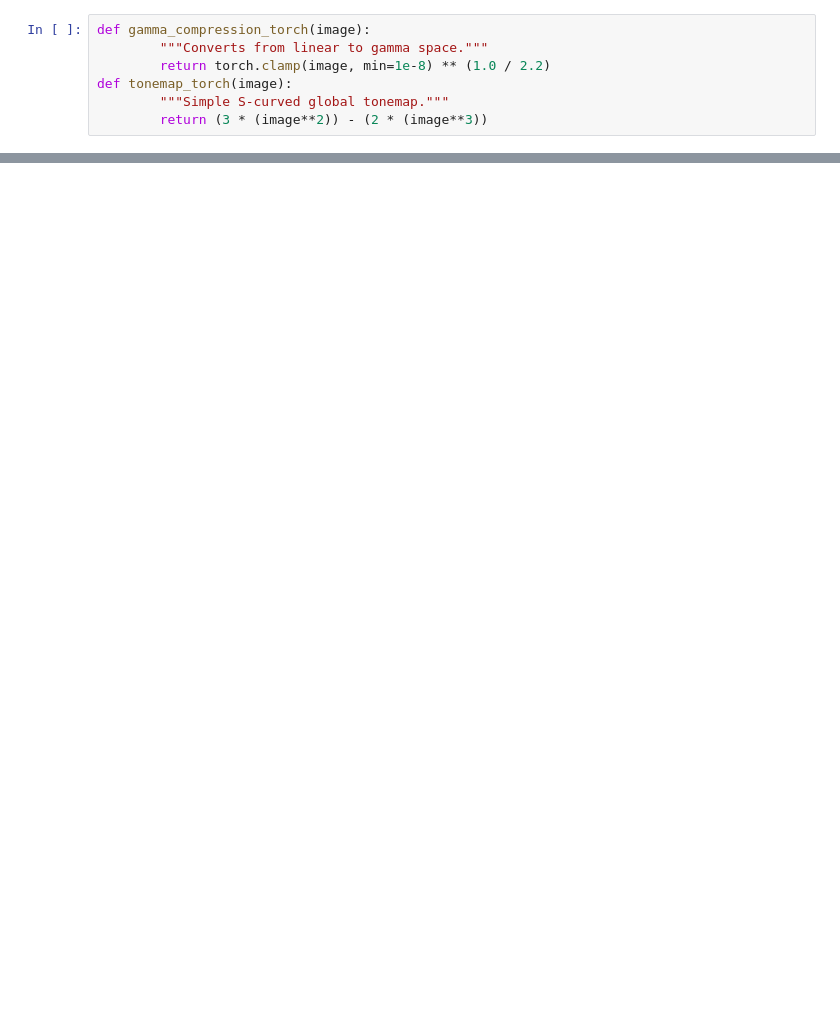
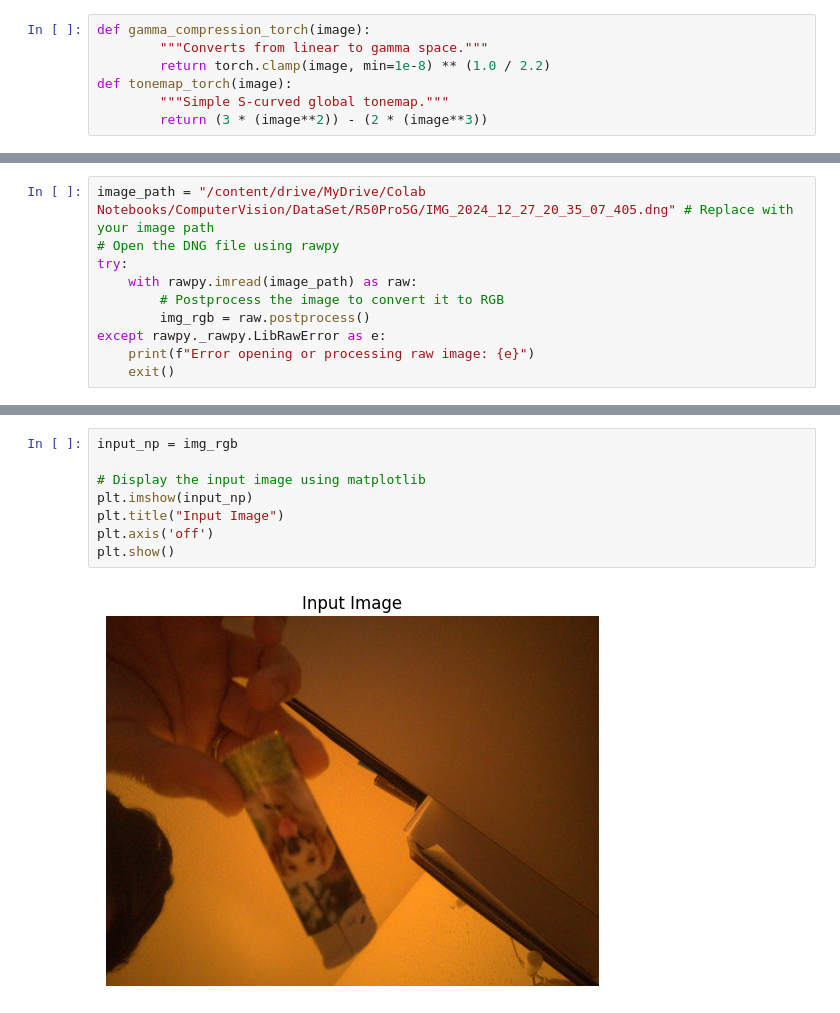
Before and after one commit to DeathStroXX/CVImageApp, a Jupyter notebook: new_model.ipynb, the cells around one changed output, grey strips where cells are left out. Drawn from its saved outputs; the diff is of its cells as text; blank space fills up the shorter version.

```diff
--- a/new_model.ipynb
+++ b/new_model.ipynb
@@ -33 +86,11 @@ class CustomModel(nn.Module):
         return pixel_tensor
+# %%
+image_path = "/content/drive/MyDrive/Colab Notebooks/ComputerVision/DataSet/R50Pro5G/IMG_2024_12_27_20_35_07_405.dng" # Replace with your image path
+# Open the DNG file using rawpy
+try:
+    with rawpy.imread(image_path) as raw:
+        # Postprocess the image to convert it to RGB
+        img_rgb = raw.postprocess()
+except rawpy._rawpy.LibRawError as e:
+    print(f"Error opening or processing raw image: {e}")
+    exit()
@@ -33,0 +122,10 @@ class CustomModel(nn.Module):
+# %%
+input_np = img_rgb
+
+# Display the input image using matplotlib
+plt.imshow(input_np)
+plt.title("Input Image")
+plt.axis('off')
+plt.show()
+# %% [output]
+[figure, added]
```
Also changed, not shown: parts of 14 cells of this notebook.
